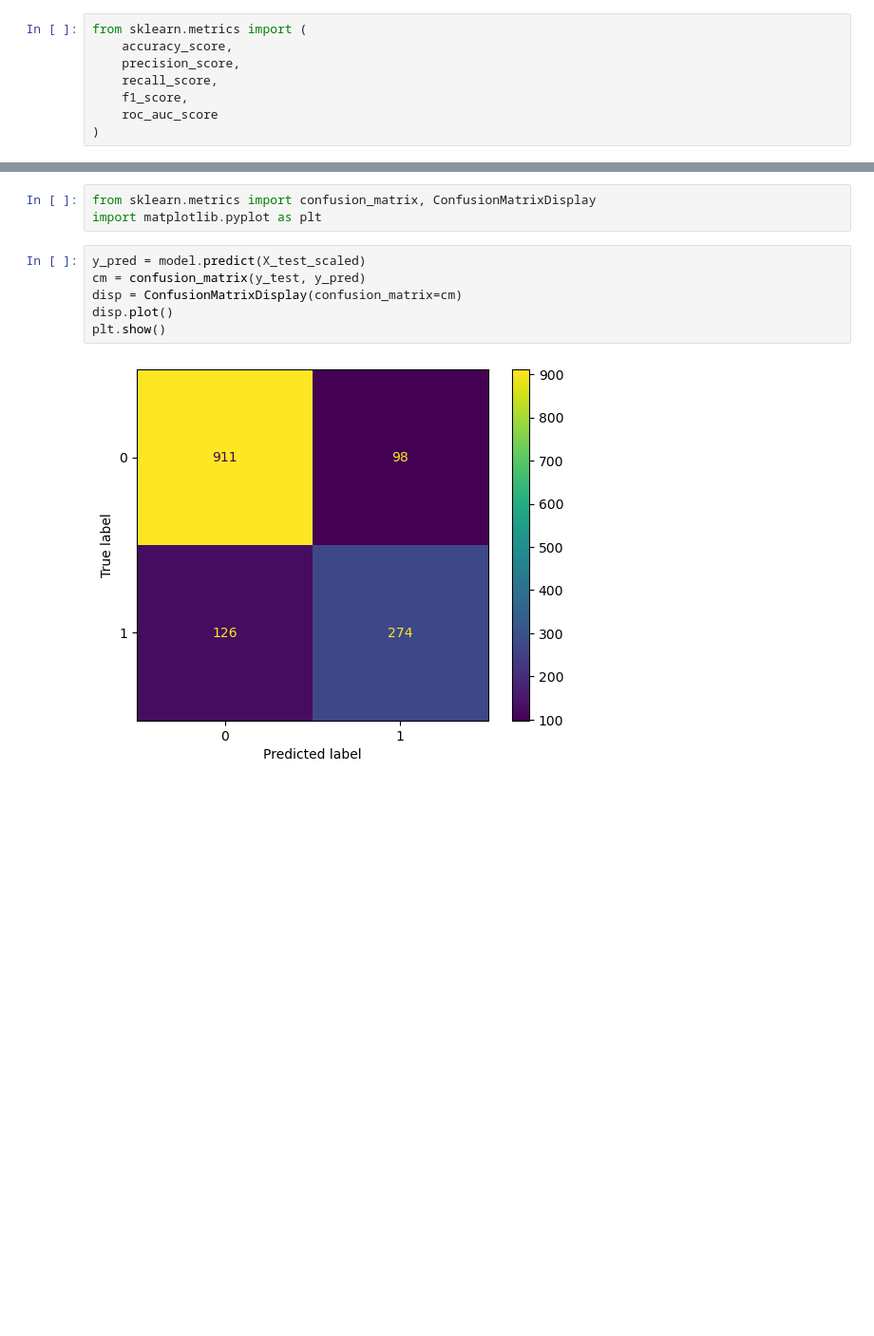
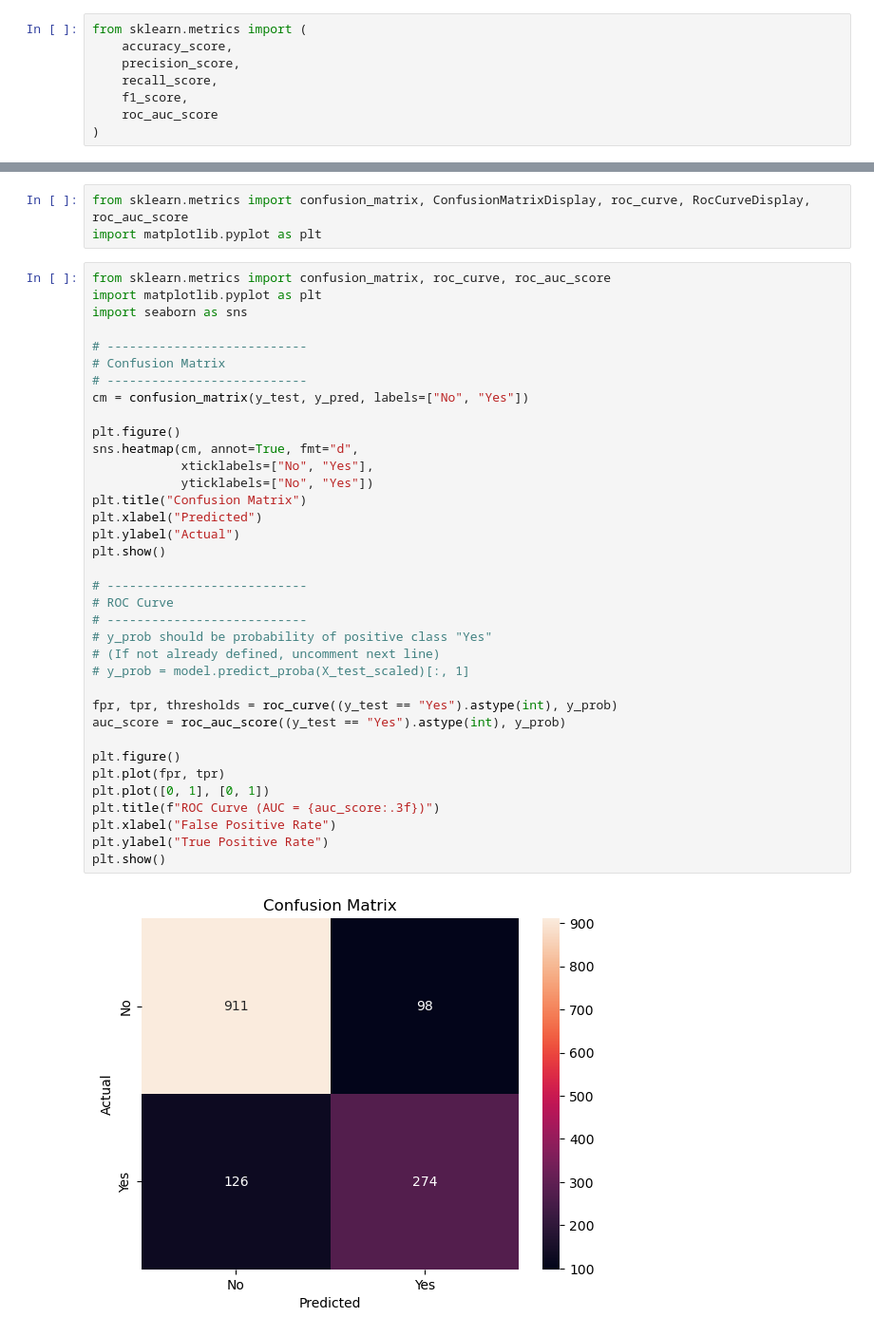
Before and after one commit to Parth2632/churn-prediction, a Jupyter notebook: churn_prediction.ipynb, the cells around one changed output, grey strips where cells are left out. Shown at 95% size. Drawn from its saved outputs; the diff is of its cells as text; blank space fills up the shorter version.

```diff
--- a/churn_prediction.ipynb
+++ b/churn_prediction.ipynb
@@ -407,13 +407,43 @@ Recall: 0.685
 F1 Score: 0.7098445595854922
 ROC-AUC: 0.9059613478691774
 # %%
-from sklearn.metrics import confusion_matrix, ConfusionMatrixDisplay
+from sklearn.metrics import confusion_matrix, ConfusionMatrixDisplay, roc_curve, RocCurveDisplay, roc_auc_score
 import matplotlib.pyplot as plt
-# %%
-y_pred = model.predict(X_test_scaled)
-cm = confusion_matrix(y_test, y_pred)
-disp = ConfusionMatrixDisplay(confusion_matrix=cm)
-disp.plot()
-plt.show()
-# %% [output]
-[figure, removed]
+# %%
+from sklearn.metrics import confusion_matrix, roc_curve, roc_auc_score
+import matplotlib.pyplot as plt
+import seaborn as sns
+
+# ---------------------------
+# Confusion Matrix
+# ---------------------------
+cm = confusion_matrix(y_test, y_pred, labels=["No", "Yes"])
+
+plt.figure()
+sns.heatmap(cm, annot=True, fmt="d",
+            xticklabels=["No", "Yes"],
+            yticklabels=["No", "Yes"])
+plt.title("Confusion Matrix")
+plt.xlabel("Predicted")
+plt.ylabel("Actual")
+plt.show()
+
+# ---------------------------
+# ROC Curve
+# ---------------------------
+# y_prob should be probability of positive class "Yes"
+# (If not already defined, uncomment next line)
+# y_prob = model.predict_proba(X_test_scaled)[:, 1]
+
+fpr, tpr, thresholds = roc_curve((y_test == "Yes").astype(int), y_prob)
+auc_score = roc_auc_score((y_test == "Yes").astype(int), y_prob)
+
+plt.figure()
+plt.plot(fpr, tpr)
+plt.plot([0, 1], [0, 1])
+plt.title(f"ROC Curve (AUC = {auc_score:.3f})")
+plt.xlabel("False Positive Rate")
+plt.ylabel("True Positive Rate")
+plt.show()
+# %% [output]
+[figure, added]
```
Also changed, not shown: parts of 2 cells of this notebook.
